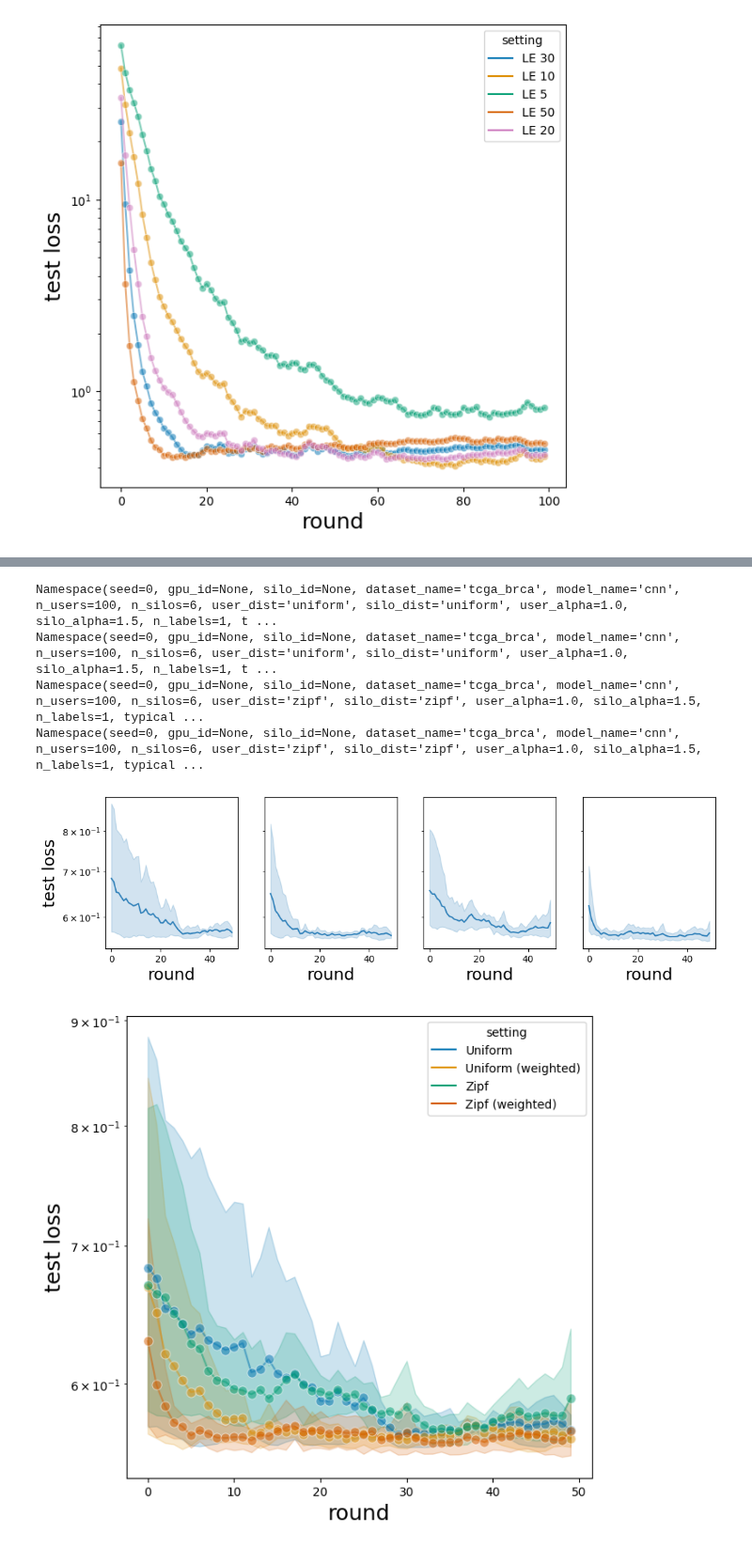
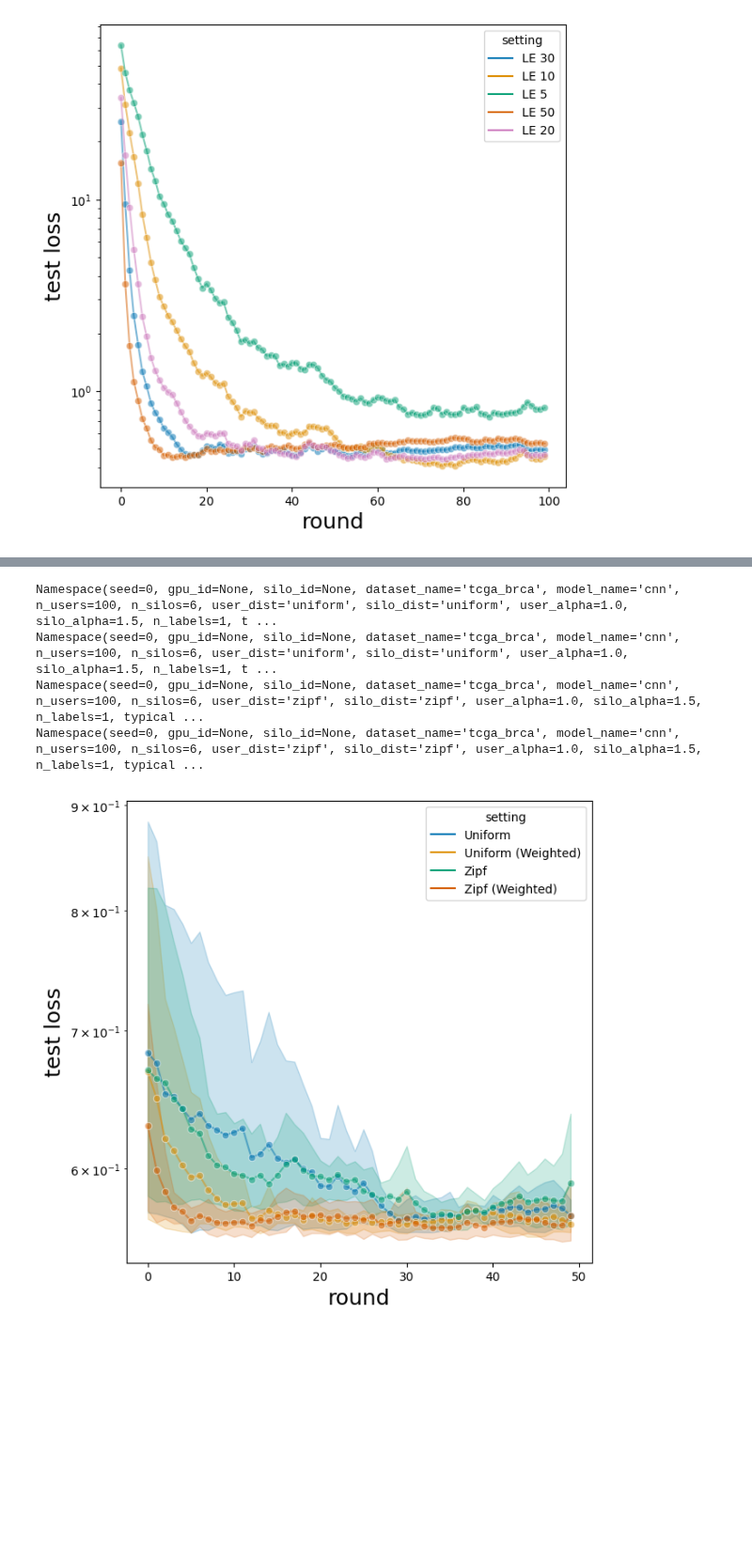
Before and after one commit to FumiyukiKato/uldp-fl, a Jupyter notebook: exp/exp_results.ipynb, the cells around one changed output, grey strips where cells are left out. Shown at 94% size. Drawn from its saved outputs; the diff is of its cells as text; code cells hidden in the pictures; blank space fills up the shorter version.

```diff
--- a/exp/exp_results.ipynb
+++ b/exp/exp_results.ipynb
@@ -864,21 +889,20 @@ Namespace(seed=0, gpu_id=None, silo_id=None, dataset_name='creditcard', model_na
 # %%
+# n_users = 100
+
+setting_map = {0: "Uniform", 1: "Uniform (Weighted)", 2: "Zipf", 3: "Zipf (Weighted)",}
+
 file_paths = [
     "/Users/fumiyuki/research/AcSilo/acsilo/exp/results/64ea4cf19c/sim-20230711212744-results.json",
     "/Users/fumiyuki/research/AcSilo/acsilo/exp/results/844226c0ee/sim-20230711214611-results.json",
-    # "/Users/fumiyuki/research/AcSilo/acsilo/exp/results/34610ab5c1/sim-20230711220509-results.json",
-    # "/Users/fumiyuki/research/AcSilo/acsilo/exp/results/2bb23d4aa8/sim-20230711222353-results.json",
     "/Users/fumiyuki/research/AcSilo/acsilo/exp/results/6b4207c39b/sim-20230711230808-results.json",
     "/Users/fumiyuki/research/AcSilo/acsilo/exp/results/9a183f2fe7/sim-20230711232300-results.json",
-    # "/Users/fumiyuki/research/AcSilo/acsilo/exp/results/221a743d68/sim-20230711234007-results.json",
-    # "/Users/fumiyuki/research/AcSilo/acsilo/exp/results/3ec3d5470a/sim-20230711235711-results.json"
 ]
 
-plot_multiple_losses(file_paths)
+plot_multiple_losses(file_paths, setting_map)
 # %% [output]
 Namespace(seed=0, gpu_id=None, silo_id=None, dataset_name='tcga_brca', model_name='cnn', n_users=100, n_silos=6, user_dist='uniform', silo_dist='uniform', user_alpha=1.0, silo_alpha=1.5, n_labels=1, t ...
 Namespace(seed=0, gpu_id=None, silo_id=None, dataset_name='tcga_brca', model_name='cnn', n_users=100, n_silos=6, user_dist='uniform', silo_dist='uniform', user_alpha=1.0, silo_alpha=1.5, n_labels=1, t ...
 Namespace(seed=0, gpu_id=None, silo_id=None, dataset_name='tcga_brca', model_name='cnn', n_users=100, n_silos=6, user_dist='zipf', silo_dist='zipf', user_alpha=1.0, silo_alpha=1.5, n_labels=1, typical ...
 Namespace(seed=0, gpu_id=None, silo_id=None, dataset_name='tcga_brca', model_name='cnn', n_users=100, n_silos=6, user_dist='zipf', silo_dist='zipf', user_alpha=1.0, silo_alpha=1.5, n_labels=1, typical ...
-[figure, old version]
+[figure, new version]
-[figure, removed]
 # %%
```
Also changed, not shown: parts of 13 cells of this notebook, 7 other files.
